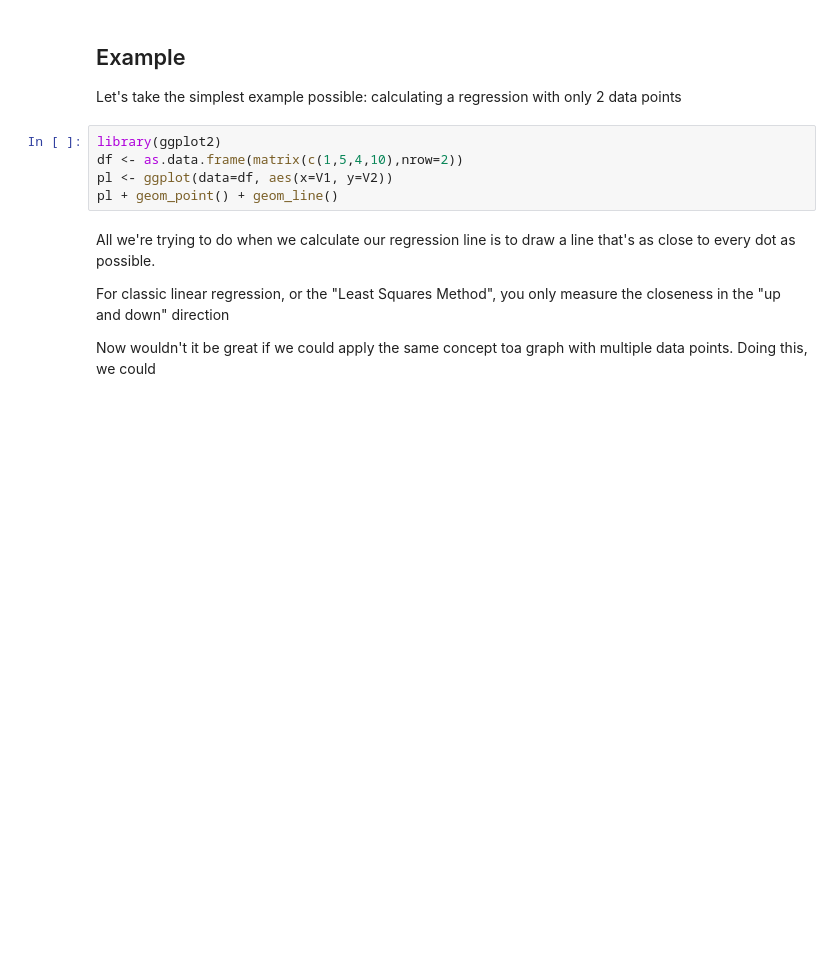
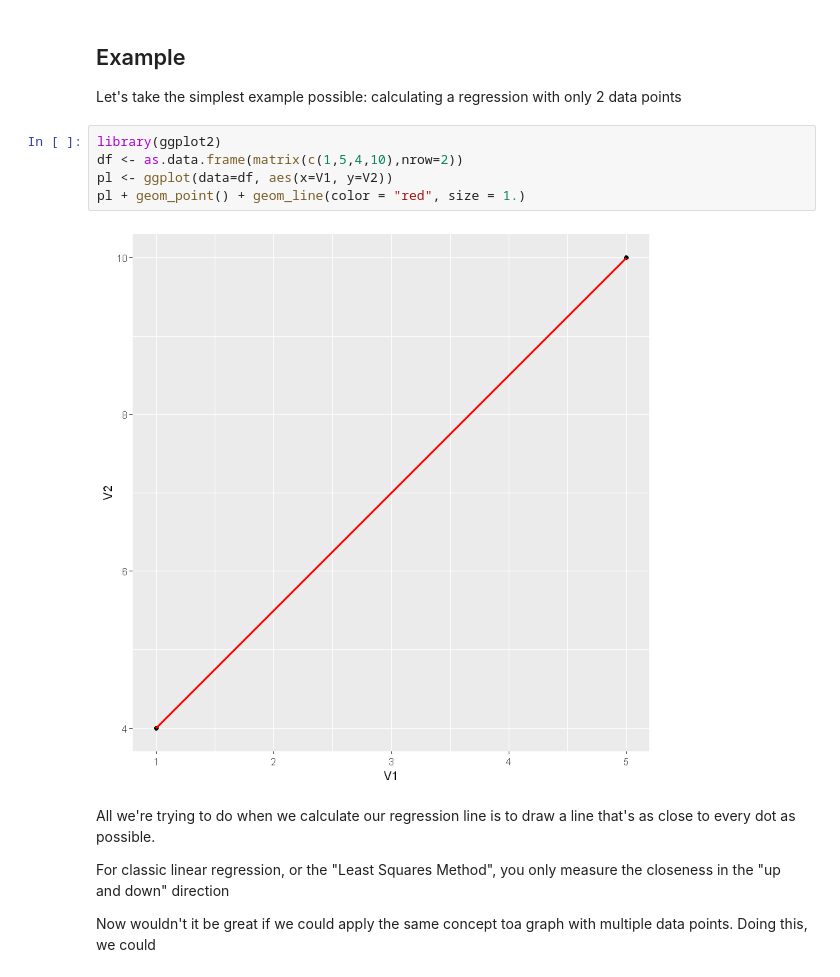
Before and after one commit to MichaelHotaling/Introduction-to-R, a Jupyter notebook: 52 Introduction to Linear Regression.ipynb, the cells around one changed output. Cells and saved outputs as stored; diff of their text form; blank space fills up the shorter version.

```diff
--- a/52 Introduction to Linear Regression.ipynb
+++ b/52 Introduction to Linear Regression.ipynb
@@ -20,8 +20,10 @@ calculating a regression with only 2 data points
 # %%
 library(ggplot2)
 df <- as.data.frame(matrix(c(1,5,4,10),nrow=2))
 pl <- ggplot(data=df, aes(x=V1, y=V2))
-pl + geom_point() + geom_line()
+pl + geom_point() + geom_line(color = "red", size = 1.)
+# %% [output]
+[figure, added]
 # %% [markdown]
 All we're trying to do when we calculate our regression line is to draw a line that's as close to every dot as possible.
 
```
Also changed, not shown: parts of 41 cells of this notebook.
